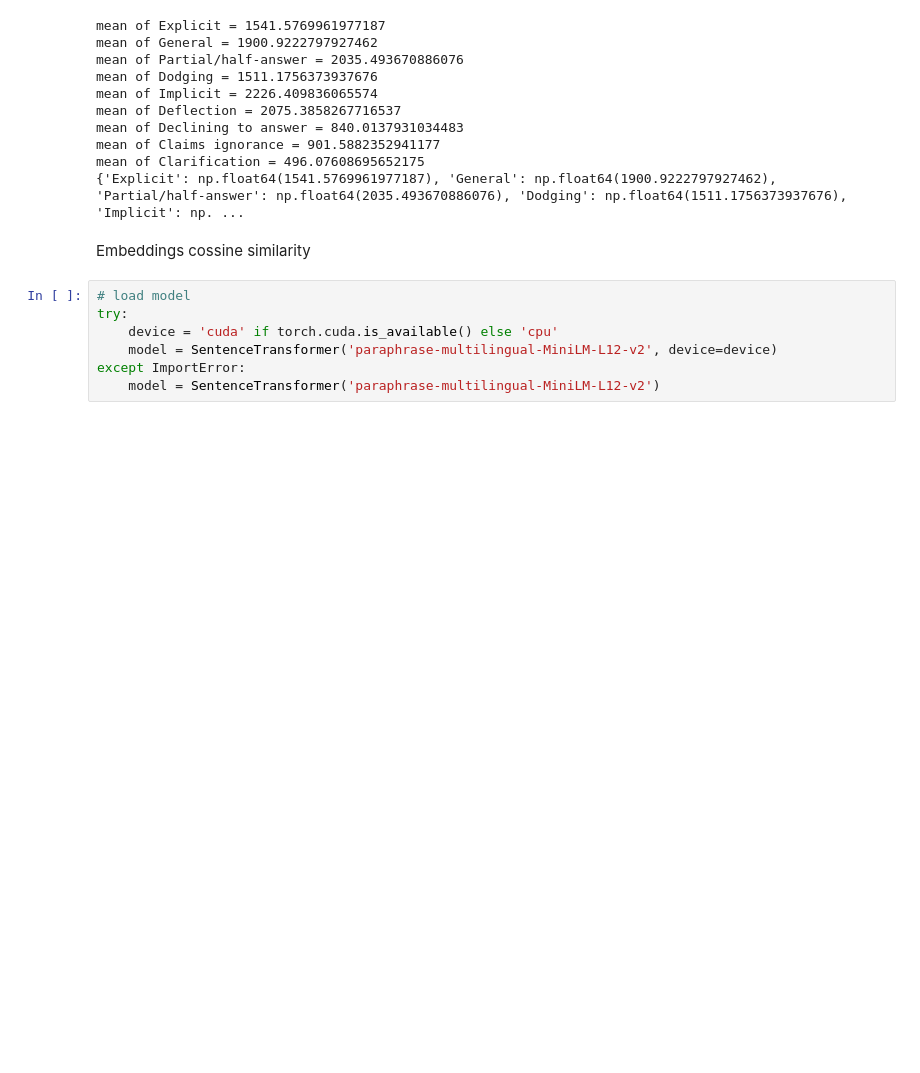
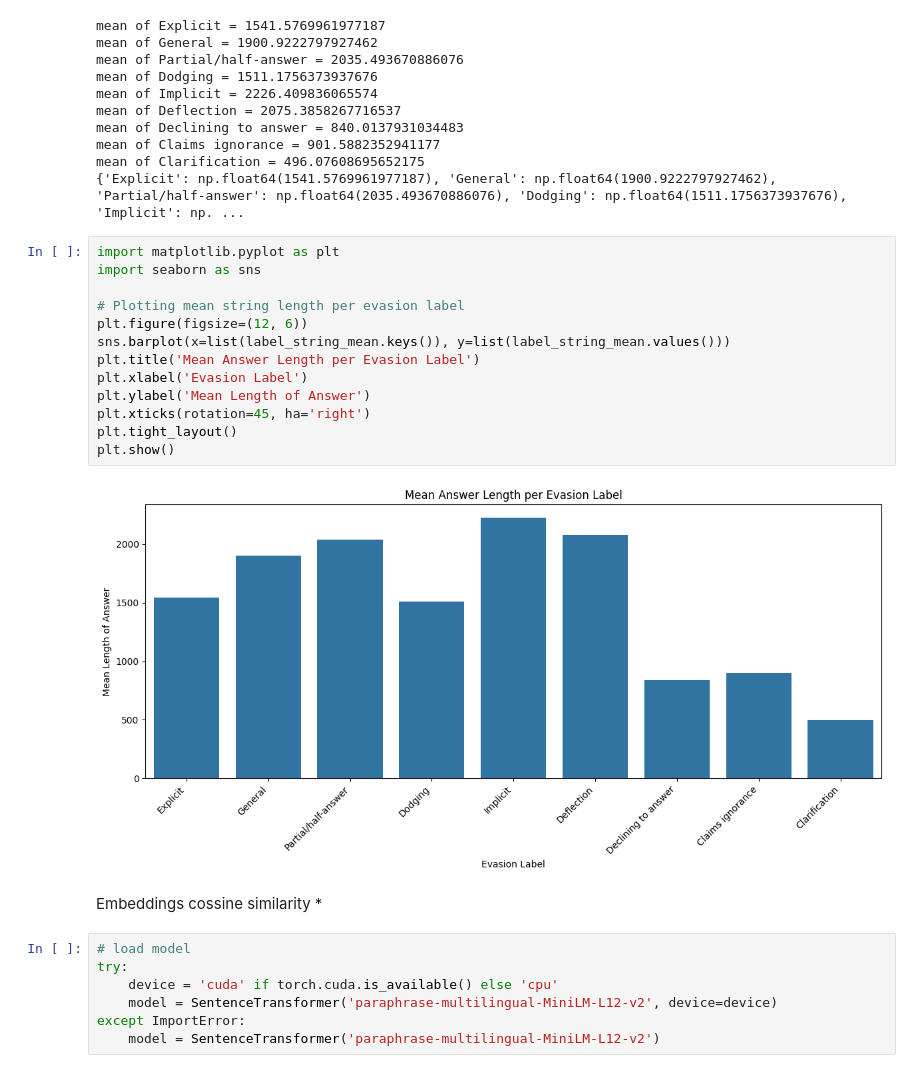
Before and after one commit to henriquegalva0/clarify-data-augmentation, a Jupyter notebook: dataset_mapping.ipynb, the cells around one changed output. Saved outputs shown, nothing was run; the diff lists cells and outputs as text; blank space fills up the shorter version.

```diff
--- a/dataset_mapping.ipynb
+++ b/dataset_mapping.ipynb
@@ -75,8 +62,23 @@ mean of Declining to answer = 840.0137931034483
 mean of Claims ignorance = 901.5882352941177
 mean of Clarification = 496.07608695652175
 {'Explicit': np.float64(1541.5769961977187), 'General': np.float64(1900.9222797927462), 'Partial/half-answer': np.float64(2035.493670886076), 'Dodging': np.float64(1511.1756373937676), 'Implicit': np. ...
+# %%
+import matplotlib.pyplot as plt
+import seaborn as sns
+
+# Plotting mean string length per evasion label
+plt.figure(figsize=(12, 6))
+sns.barplot(x=list(label_string_mean.keys()), y=list(label_string_mean.values()))
+plt.title('Mean Answer Length per Evasion Label')
+plt.xlabel('Evasion Label')
+plt.ylabel('Mean Length of Answer')
+plt.xticks(rotation=45, ha='right')
+plt.tight_layout()
+plt.show()
+# %% [output]
+[figure, added]
 # %% [markdown]
-Embeddings cossine similarity
+Embeddings cossine similarity *
 # %%
 # load model
 try:
```
Also changed, not shown: parts of 14 cells of this notebook.
